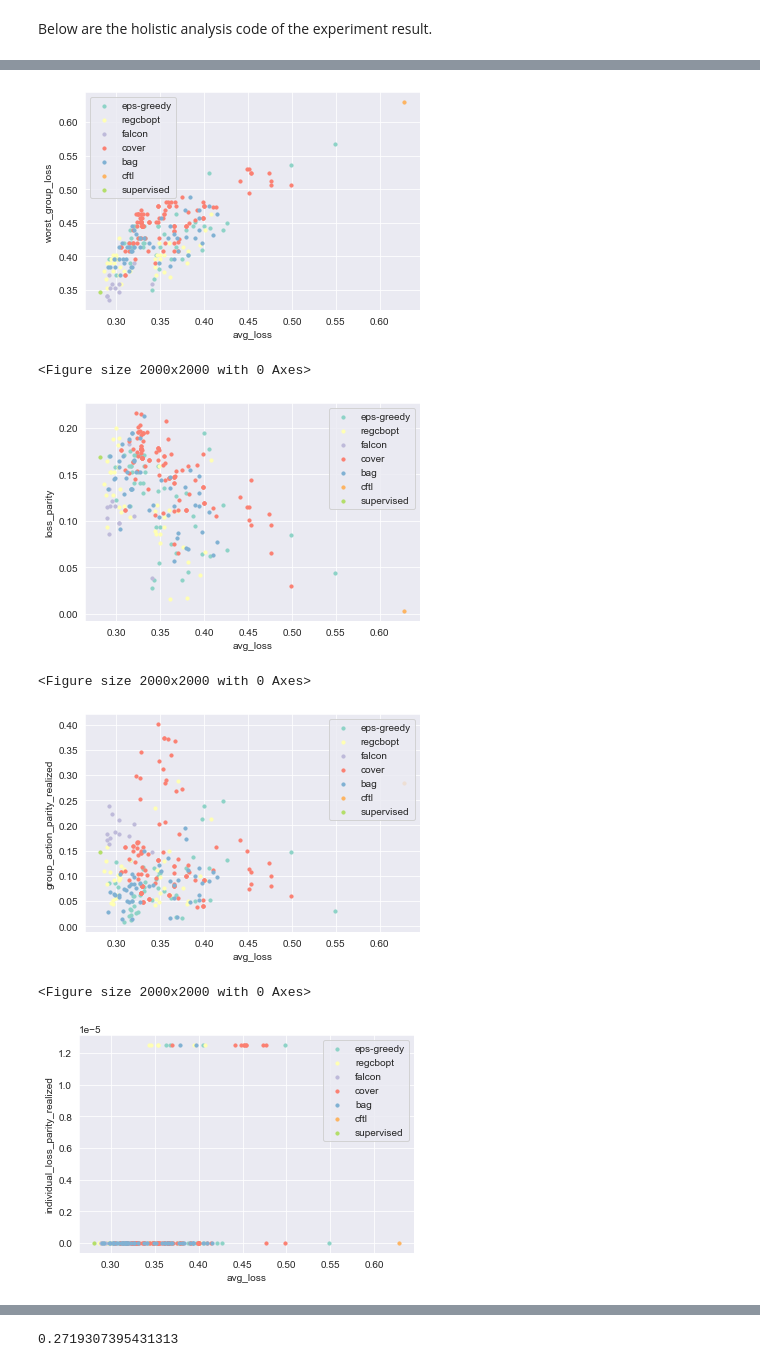
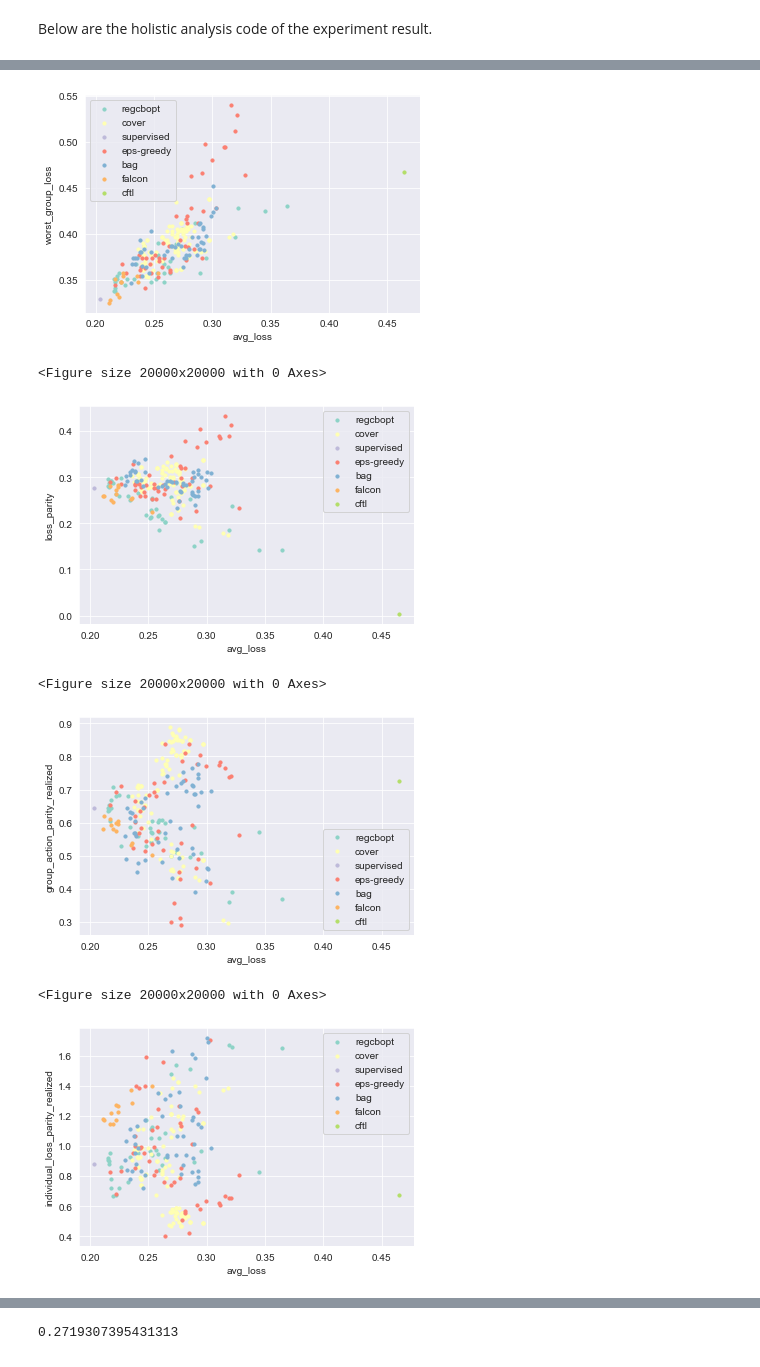
Before and after one commit to wangtianyu61/fa-alg, a Jupyter notebook: figure.ipynb, the cells around one changed output, grey strips where cells are left out. Cells and saved outputs as stored; diff of their text form; code cells hidden in the pictures.

```diff
--- a/figure.ipynb
+++ b/figure.ipynb
@@ -13,7 +13,7 @@ import os
 import json, ast
 from src.datasets.tabular import ADULT, BRFSS, CANDC, COMPAS, GERMAN
 
-dataset = GERMAN
+dataset = CANDC
 output_path = 'results/' + dataset
 filename = dataset + '_summary.csv'
 df = pd.read_csv(os.path.join(output_path, filename))
@@ -39,7 +39,7 @@ df_summary2 = pd.DataFrame(best_results)
 output_file = os.path.join(output_path, dataset + '_summary_best.csv')
 df_summary2.to_csv(output_file, index = None)
 # %%
-#(TODO): scatter plot of all results showing the trend of regret and some fairness metric
+# scatter plot of all results showing the trend of regret and some fairness metric
 import pandas as pd
 import os
 import json, ast
@@ -47,22 +47,23 @@ import matplotlib.pyplot as plt
 import seaborn as sns
 
 from src.datasets.tabular import ADULT, BRFSS, CANDC, COMPAS, GERMAN
-dataset =  GERMAN
+dataset = CANDC
 output_path = 'results/' + dataset
 filename = dataset + '_summary.csv'
 df = pd.read_csv(os.path.join(output_path, filename))
+num = {ADULT: 32561, COMPAS: 5771, CANDC: 1495}
 def scatter(df, xname, yname):
     df = df.rename(columns = {'Unnamed: 0': 'seq_id'})
     regret_model = list(set(df['model']))
     best_results = []
     column_list = [column for column in df.columns if column.startswith('avg_loss_')]
 
-    plt.figure(figsize = (20, 20), dpi = 100)
+    plt.figure(figsize = (20, 20), dpi = 1000)
     sns.set_style('darkgrid')
     df['worst_group_loss'] = df.loc[:, column_list].T.max()
 
     # color list: https://gist.github.com/jsundram/6004447
-
+    df['individual_loss_parity_realized'] = df['individual_loss_parity_realized']  * num[dataset]
     df_select  = df[df['model'] == regret_model[0]]
 
     color_list = ["#8dd3c7","#ffffb3","#bebada","#fb8072","#80b1d3","#fdb462","#b3de69","#fccde5"]
@@ -74,7 +75,7 @@ def scatter(df, xname, yname):
 
         ax0 = df_select.plot.scatter(x = xname, y = yname, s = 10,
                                     color = color_list[i + 1], label = model_name, ax = ax0)
-    #plt.savefig('test.pdf')
+    plt.savefig('results/figures/' + dataset + '/tradeoff_' + yname + '.pdf')
 ## Figure 1: loss vs worst-group loss
 scatter(df, 'avg_loss', 'worst_group_loss')
 ## Figure 2: loss vs loss_parity
@@ -87,7 +88,7 @@ scatter(df, 'avg_loss', 'individual_loss_parity_realized')
-[figure, old version]
+[figure, new version]
-<Figure size 2000x2000 with 0 Axes>
+<Figure size 20000x20000 with 0 Axes>
-[figure, old version]
+[figure, new version]
-<Figure size 2000x2000 with 0 Axes>
+<Figure size 20000x20000 with 0 Axes>
-[figure, old version]
+[figure, new version]
-<Figure size 2000x2000 with 0 Axes>
+<Figure size 20000x20000 with 0 Axes>
-[figure, old version]
+[figure, new version]
```
Also changed, not shown: parts of 9 cells of this notebook, 7 other files.
